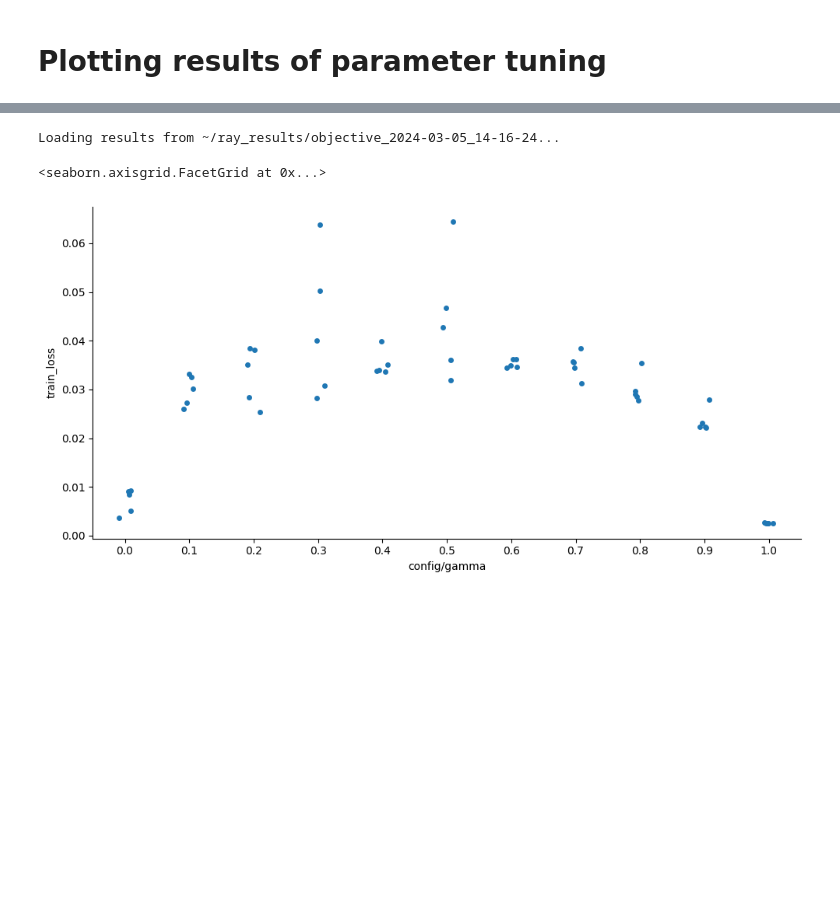
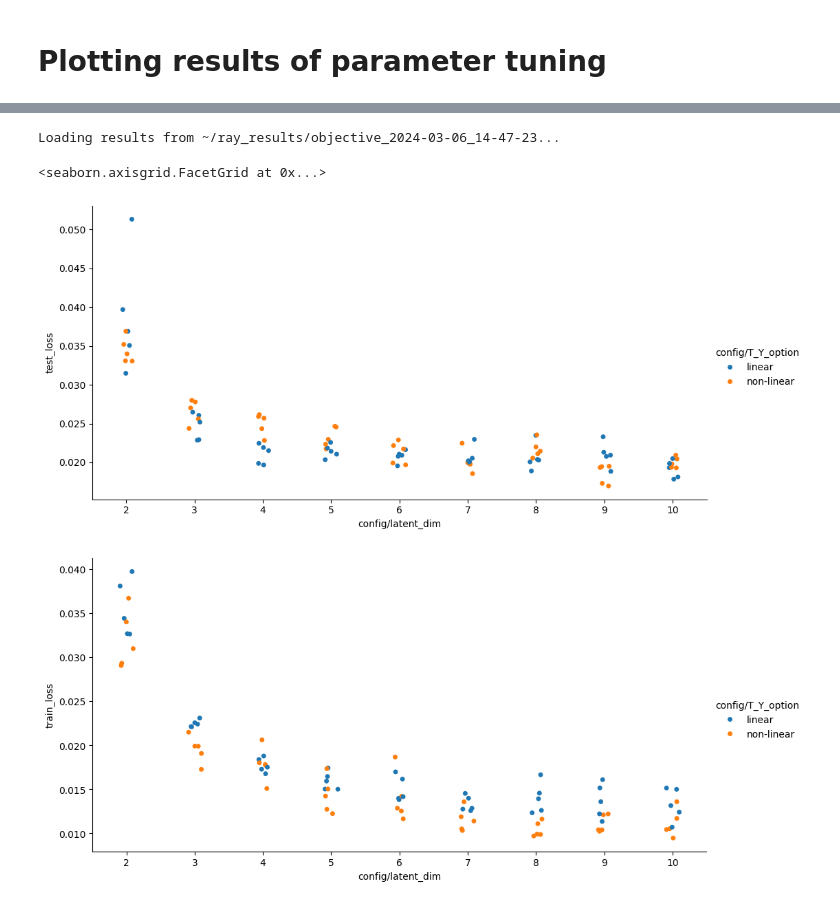
Before and after one commit to akshey-kumar/BunDLe-Net, a Jupyter notebook: experimental/bundle_net_on_fish/parameter_tuning_plots.ipynb, the cells around one changed output, grey strips where cells are left out. Drawn from its saved outputs; the diff is of its cells as text; code cells hidden in the pictures; blank space fills up the shorter version.

Commit message:
more runs of parameter tuning and fish to create plots

```diff
--- a/experimental/bundle_net_on_fish/parameter_tuning_plots.ipynb
+++ b/experimental/bundle_net_on_fish/parameter_tuning_plots.ipynb
@@ -60,14 +63,16 @@ def objective(config):
 # %%
-experiment_path = '~/ray_results/objective_2024-03-05_14-16-24' #objective_2024-03-05_14-16-24 objective_2024-03-04_14-36-44, objective_2024-03-04_16-06-50, objective_2024-03-04_16-49-04
+experiment_path = '~/ray_results/objective_2024-03-06_14-47-23' #objective_2024-03-06_14-47-23, objective_2024-03-05_14-16-24 objective_2024-03-04_14-36-44, objective_2024-03-04_16-06-50, objective_2024-03-04_16-49-04
 print(f"Loading results from {experiment_path}...")
 
 restored_tuner = tune.Tuner.restore(experiment_path, trainable=objective)
 result_grid = restored_tuner.get_results()
 # %% [output]
-Loading results from ~/ray_results/objective_2024-03-05_14-16-24...
+Loading results from ~/ray_results/objective_2024-03-06_14-47-23...
 # %%
 results_df = result_grid.get_dataframe()
-sns.catplot(data=results_df, x='config/gamma', y='train_loss', aspect=2)
+sns.catplot(data=results_df, x='config/latent_dim', y='test_loss', hue='config/T_Y_option', aspect=2)
+sns.catplot(data=results_df, x='config/latent_dim', y='train_loss', hue='config/T_Y_option', aspect=2)
 # %% [output]
 <seaborn.axisgrid.FacetGrid at 0x...>
-[figure, old version]
+[figure, new version]
+[figure, added]
```
Also changed, not shown: parts of 3 cells of this notebook, 4 other files.
